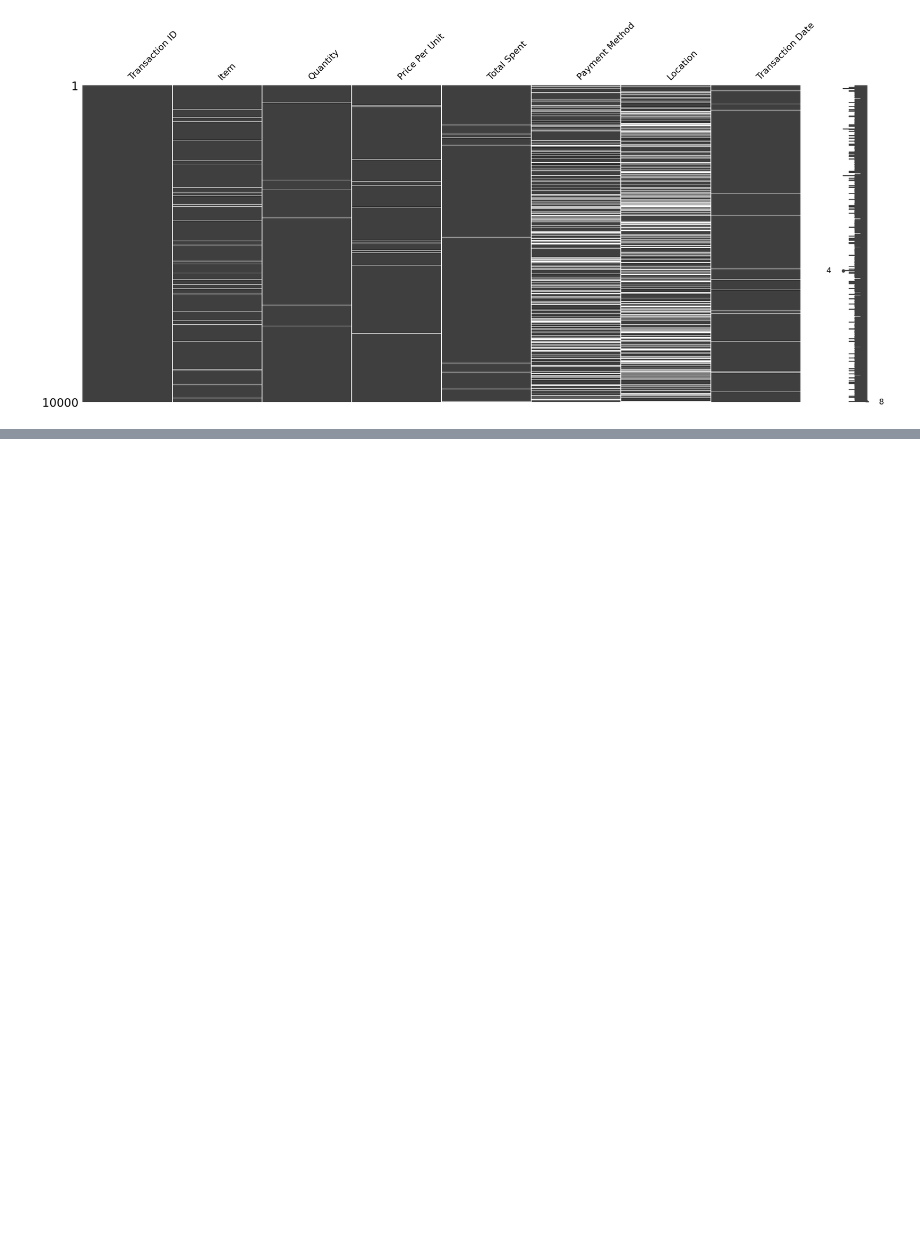
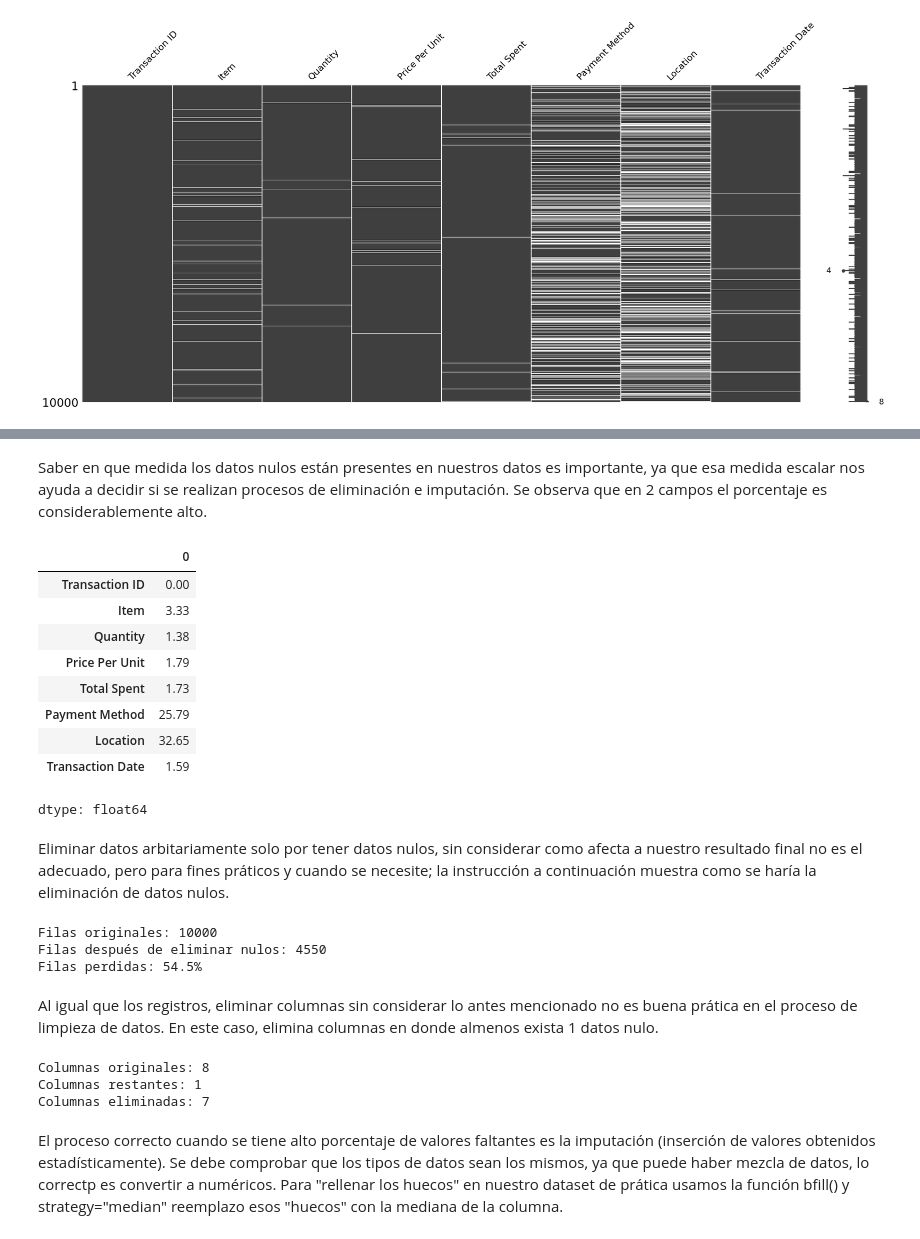
Before and after one commit to Figueroa1222/taller-calidad-datosGestionDatosG3, a Jupyter notebook: taller3_calidad_datos.ipynb, the cells around one changed output, grey strips where cells are left out. Cells and saved outputs as stored; diff of their text form; code cells hidden in the pictures; blank space fills up the shorter version.

Commit message:
Agregando el tratamiento de datos faltantes

```diff
--- a/taller3_calidad_datos.ipynb
+++ b/taller3_calidad_datos.ipynb
@@ -73,0 +104,41 @@ msno.matrix(df)
+# %% [markdown]
+Saber en que medida los datos nulos están presentes en nuestros datos es importante, ya que esa medida escalar nos ayuda a decidir si se realizan procesos de eliminación e imputación. Se observa que en 2 campos el porcentaje es considerablemente alto.
+# %%
+(missing_values_count / len(df) * 100).round(2)
+# %% [output]
+|  | 0 |
+| Transaction ID | 0.00 |
+| Item | 3.33 |
+| Quantity | 1.38 |
+| Price Per Unit | 1.79 |
+| Total Spent | 1.73 |
+| Payment Method | 25.79 |
+| Location | 32.65 |
+| Transaction Date | 1.59 |
+dtype: float64
+# %% [markdown]
+Eliminar datos arbitariamente solo por tener datos nulos, sin considerar como afecta a nuestro resultado final no es el adecuado, pero para fines práticos y cuando se necesite; la instrucción a continuación muestra como se haría la eliminación de datos nulos.
+# %%
+df_sin_filas_nulas = df.dropna()
+print(f"Filas originales: {len(df)}")
+print(f"Filas después de eliminar nulos: {len(df_sin_filas_nulas)}")
+print(f"Filas perdidas: {(1 - len(df_sin_filas_nulas) / len(df)):.1%}")
+# %% [output]
+Filas originales: 10000
+Filas después de eliminar nulos: 4550
+Filas perdidas: 54.5%
+# %% [markdown]
+Al igual que los registros, eliminar columnas sin considerar lo antes mencionado no es buena prática en el proceso de limpieza de datos. En este caso, elimina columnas en donde almenos exista 1 datos nulo.
+# %%
+df_sin_columnas_nulas = df.dropna(axis=1)
+columnas_originales = df.shape[1]
+columnas_restantes = df_sin_columnas_nulas.shape[1]
+print(f"Columnas originales: {columnas_originales}")
+print(f"Columnas restantes: {columnas_restantes}")
+print(f"Columnas eliminadas: {columnas_originales - columnas_restantes}")
+# %% [output]
+Columnas originales: 8
+Columnas restantes: 1
+Columnas eliminadas: 7
+# %% [markdown]
+El proceso correcto cuando se tiene alto porcentaje de valores faltantes es la imputación (inserción de valores obtenidos estadísticamente). Se debe comprobar que los tipos de datos sean los mismos, ya que puede haber mezcla de datos, lo correctp es convertir a numéricos. Para "rellenar los huecos" en nuestro dataset de prática usamos la función bfill() y strategy="median" reemplazo esos "huecos" con la mediana de la columna.
```
Also changed, not shown: parts of 7 cells of this notebook.
